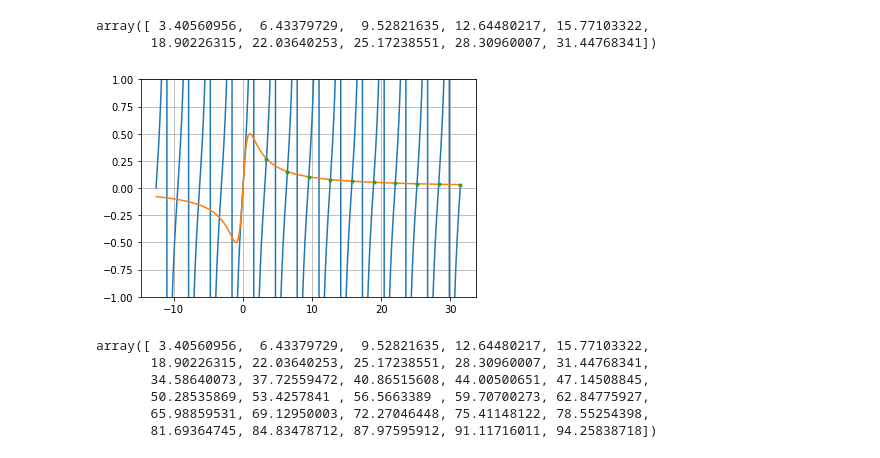
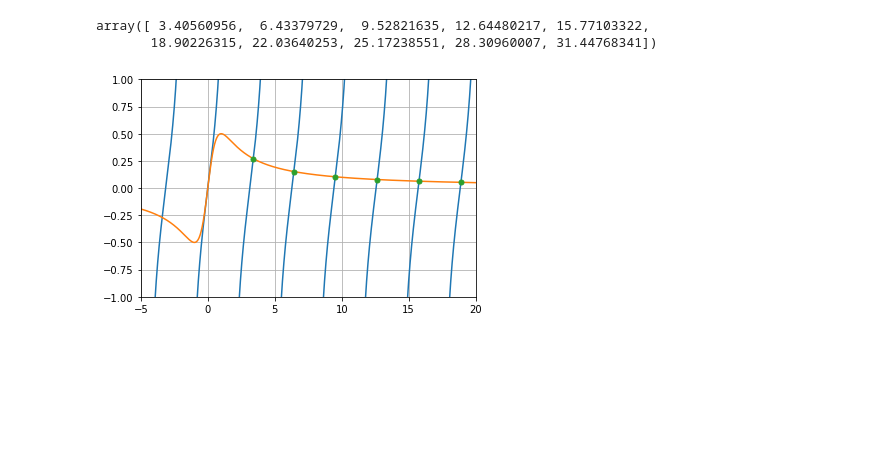
Before and after one commit to jlandercy/cookbook, a Jupyter notebook: python/posts/CrankDiffusion.ipynb, the cells around one changed output. Saved outputs shown, nothing was run; the diff lists cells and outputs as text; code cells hidden in the pictures; blank space fills up the shorter version.

```diff
--- a/python/posts/CrankDiffusion.ipynb
+++ b/python/posts/CrankDiffusion.ipynb
@@ -47,16 +47,20 @@ xr
 # %% [output]
 array([ 3.40560956,  6.43379729,  9.52821635, 12.64480217, 15.77103322,
        18.90226315, 22.03640253, 25.17238551, 28.30960007, 31.44768341])
+# %%
+lhs = handler.lhs(xlin)
+q = np.where(np.diff(lhs) < 0)[0]
+lhs[q] = np.nan
 # %%
 fig, axe = plt.subplots()
-axe.plot(xlin, handler.lhs(xlin))
+axe.plot(xlin, lhs)
 axe.plot(xlin, handler.rhs(xlin))
-axe.plot(xr, handler.rhs(xr), ".")
-#axe.set_xlim([-1, 26])
+axe.plot(xr, handler.rhs(xr), ".", markersize=10)
+axe.set_xlim([-5, 20])
 axe.set_ylim([-1, 1])
 axe.grid()
 # %% [output]
-[figure, old version]
+[figure, new version]
 # %%
 class CrankDiffusion:
 
@@ -81,12 +84,3 @@ class CrankDiffusion:
 # %%
 S = CrankDiffusion()
-# %%
-S.terms
-# %% [output]
-array([ 3.40560956,  6.43379729,  9.52821635, 12.64480217, 15.77103322,
-       18.90226315, 22.03640253, 25.17238551, 28.30960007, 31.44768341,
-       34.58640073, 37.72559472, 40.86515608, 44.00500651, 47.14508845,
-       50.28535869, 53.4257841 , 56.5663389 , 59.70700273, 62.84775927,
-       65.98859531, 69.12950003, 72.27046448, 75.41148122, 78.55254398,
-       81.69364745, 84.83478712, 87.97595912, 91.11716011, 94.25838718])
 # %%
```
Also changed, not shown: parts of 6 cells of this notebook.
